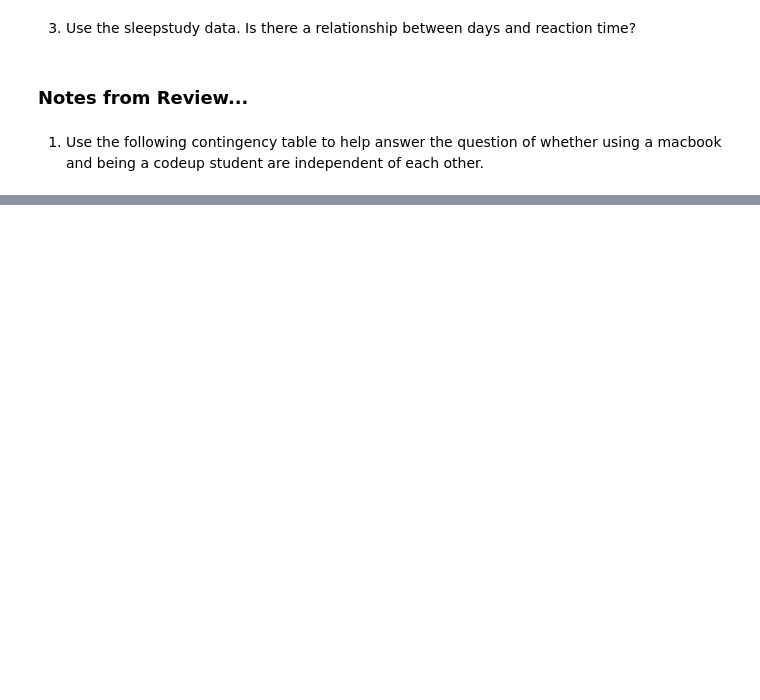
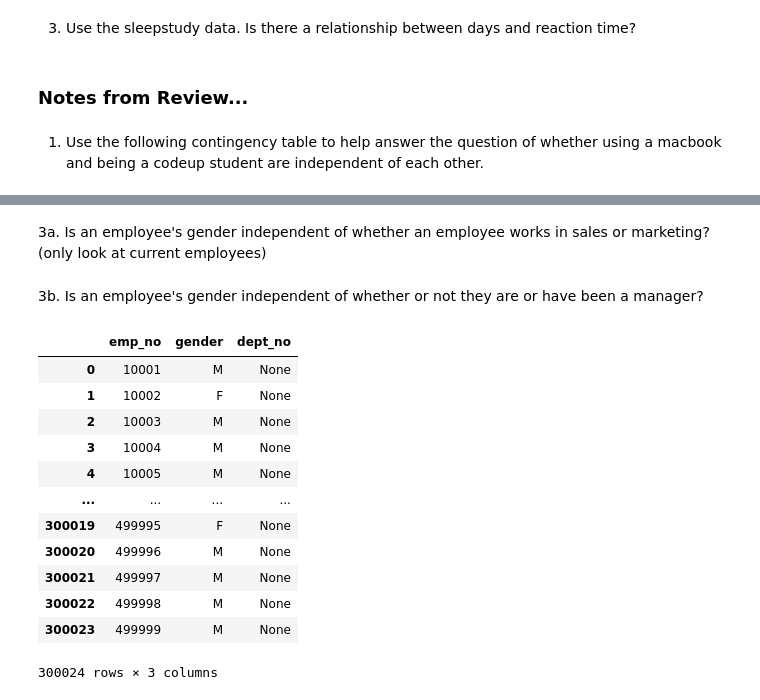
Before and after one commit to Tyler-Applegate/statistics-exercises, a Jupyter notebook: hypothesis_testing.ipynb, the cells around one changed output, grey strips where cells are left out. Cells and saved outputs as stored; diff of their text form; code cells hidden in the pictures; blank space fills up the shorter version.

```diff
--- a/hypothesis_testing.ipynb
+++ b/hypothesis_testing.ipynb
@@ -685,0 +894,2 @@ print(f'p     = {p:.4f}')
+# %% [markdown]
+3a. Is an employee's gender independent of whether an employee works in sales or marketing? (only look at current employees)
@@ -685,0 +899,25 @@ print(f'p     = {p:.4f}')
+# %% [markdown]
+3b. Is an employee's gender independent of whether or not they are or have been a manager?
+# %%
+query7 = '''
+SELECT employees.emp_no, employees.gender, dept_manager.dept_no
+FROM employees
+LEFT JOIN dept_manager AS dept_manager ON employees.emp_no = dept_manager.emp_no'''
+# %%
+mgr_gender = pd.read_sql(query7, url)
+# %%
+mgr_gender
+# %% [output]
+|  | emp_no | gender | dept_no |
+| 0 | 10001 | M | None |
+| 1 | 10002 | F | None |
+| 2 | 10003 | M | None |
+| 3 | 10004 | M | None |
+| 4 | 10005 | M | None |
+| ... | ... | ... | ... |
+| 300019 | 499995 | F | None |
+| 300020 | 499996 | M | None |
+| 300021 | 499997 | M | None |
+| 300022 | 499998 | M | None |
+| 300023 | 499999 | M | None |
+300024 rows × 3 columns
```
Also changed, not shown: parts of 46 cells of this notebook.
